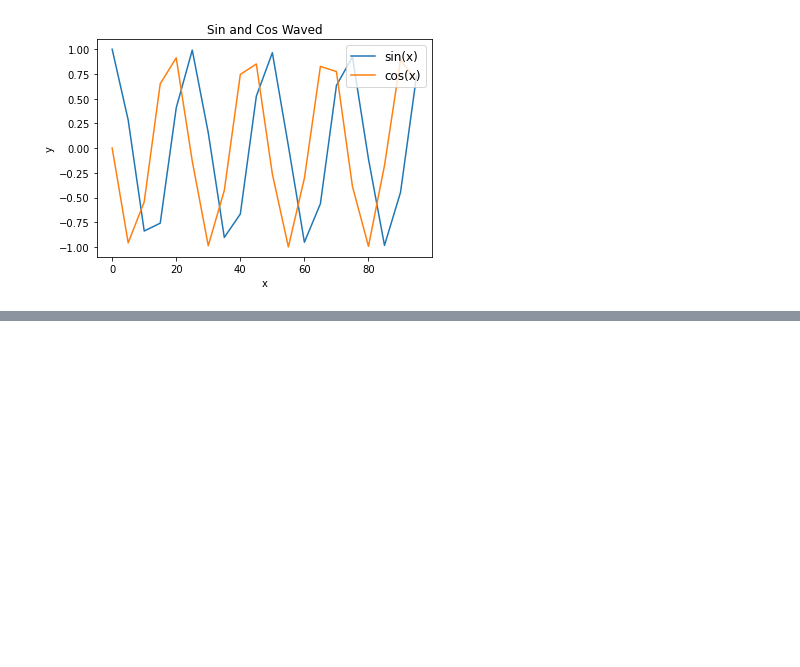
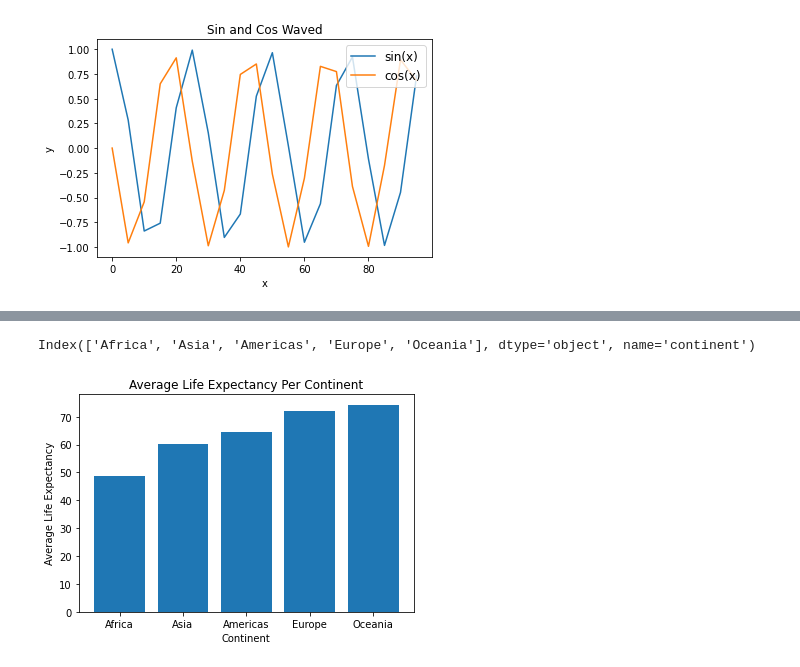
Before and after one commit to Selasi3/Data_Science_With_Python, a Jupyter notebook: Python Programming/Matplotlib.ipynb, the cells around one changed output, grey strips where cells are left out. Drawn from its saved outputs; the diff is of its cells as text; code cells hidden in the pictures; blank space fills up the shorter version.

```diff
--- a/Python Programming/Matplotlib.ipynb
+++ b/Python Programming/Matplotlib.ipynb
@@ -262,0 +267,3 @@ plt.show()
+# %%
+# Load Dataset
+df = pd.read_csv("../dataset/life_data.csv")
@@ -262,0 +279,2 @@ plt.show()
+# %%
+avg_lifeexp_continent = df.groupby("continent")["lifeExp"].mean()
@@ -262,0 +291,4 @@ plt.show()
+# %%
+avg_lifeexp_continent= avg_lifeexp_continent.to_frame()
+# %%
+avg_lifeexp_continent.sort_values(by="lifeExp", inplace =True)
@@ -262,0 +315,12 @@ plt.show()
+# %%
+avg_lifeexp_continent.index
+# %% [output]
+Index(['Africa', 'Asia', 'Americas', 'Europe', 'Oceania'], dtype='object', name='continent')
+# %%
+plt.bar(avg_lifeexp_continent.index, avg_lifeexp_continent["lifeExp"])
+plt.title("Average Life Expectancy Per Continent")
+plt.xlabel("Continent")
+plt.ylabel("Average Life Expectancy")
+plt.show()
+# %% [output]
+[figure, added]
```
Also changed, not shown: parts of 18 cells of this notebook.
